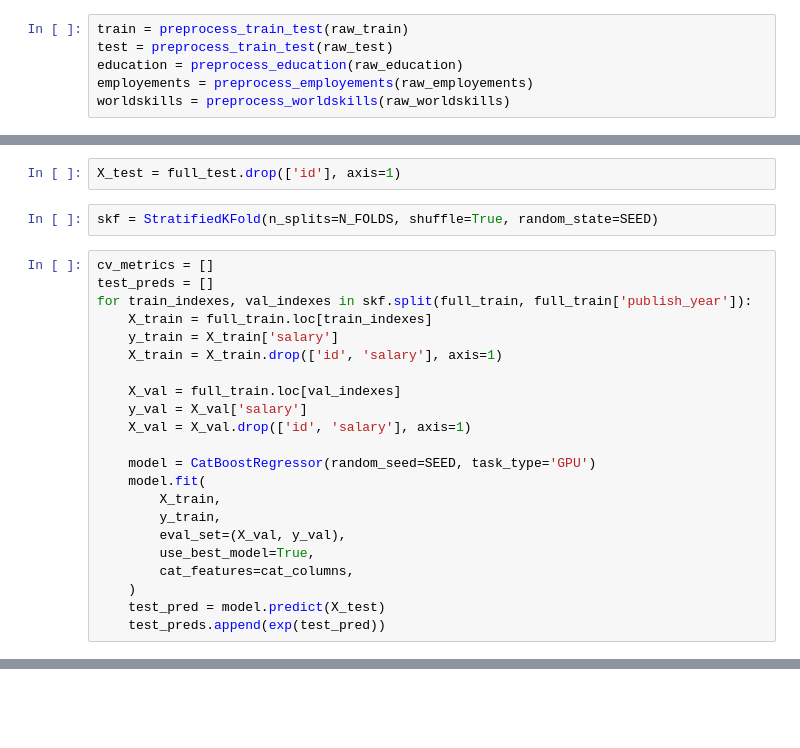
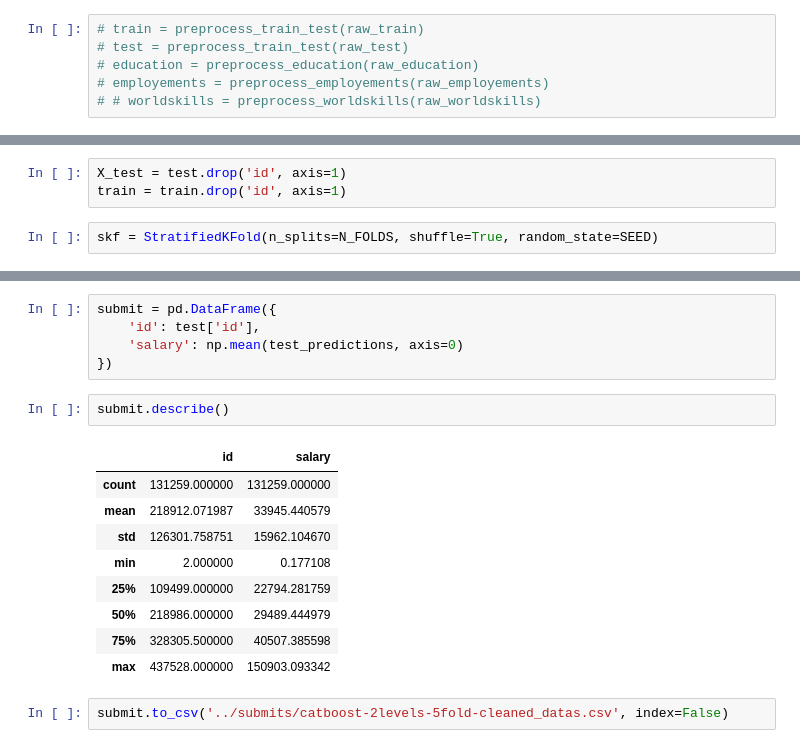
Before and after one commit to astromid/pandemicdatahack-track3, a Jupyter notebook: notebooks/catboost-baseline.ipynb, the cells around one changed output, grey strips where cells are left out. Cells and saved outputs as stored; diff of their text form; blank space fills up the shorter version.

```diff
--- a/notebooks/catboost-baseline.ipynb
+++ b/notebooks/catboost-baseline.ipynb
@@ -100,7 +58,7 @@ def preprocess_worldskills(df):
 # %%
-train = preprocess_train_test(raw_train)
-test = preprocess_train_test(raw_test)
-education = preprocess_education(raw_education)
-employements = preprocess_employements(raw_employements)
-worldskills = preprocess_worldskills(raw_worldskills)
+# train = preprocess_train_test(raw_train)
+# test = preprocess_train_test(raw_test)
+# education = preprocess_education(raw_education)
+# employements = preprocess_employements(raw_employements)
+# # worldskills = preprocess_worldskills(raw_worldskills)
 # %%
@@ -114,26 +74,5 @@ full_test = pd.merge(full_test, worldskills, how='left', on='id')
 # %%
-X_test = full_test.drop(['id'], axis=1)
+X_test = test.drop('id', axis=1)
+train = train.drop('id', axis=1)
 # %%
 skf = StratifiedKFold(n_splits=N_FOLDS, shuffle=True, random_state=SEED)
-# %%
-cv_metrics = []
-test_preds = []
-for train_indexes, val_indexes in skf.split(full_train, full_train['publish_year']):
-    X_train = full_train.loc[train_indexes]
-    y_train = X_train['salary']
-    X_train = X_train.drop(['id', 'salary'], axis=1)
-
-    X_val = full_train.loc[val_indexes]
-    y_val = X_val['salary']
-    X_val = X_val.drop(['id', 'salary'], axis=1)
-
-    model = CatBoostRegressor(random_seed=SEED, task_type='GPU')
-    model.fit(
-        X_train,
-        y_train,
-        eval_set=(X_val, y_val),
-        use_best_model=True,
-        cat_features=cat_columns,
-    )
-    test_pred = model.predict(X_test)
-    test_preds.append(exp(test_pred))
@@ -141,0 +162,19 @@ CatBoostError: Invalid type for cat_feature[non-default value idx=4686,feature_i
+# %%
+submit = pd.DataFrame({
+    'id': test['id'],
+    'salary': np.mean(test_predictions, axis=0)
+})
+# %%
+submit.describe()
+# %% [output]
+|  | id | salary |
+| count | 131259.000000 | 131259.000000 |
+| mean | 218912.071987 | 33945.440579 |
+| std | 126301.758751 | 15962.104670 |
+| min | 2.000000 | 0.177108 |
+| 25% | 109499.000000 | 22794.281759 |
+| 50% | 218986.000000 | 29489.444979 |
+| 75% | 328305.500000 | 40507.385598 |
+| max | 437528.000000 | 150903.093342 |
+# %%
+submit.to_csv('../submits/catboost-2levels-5fold-cleaned_datas.csv', index=False)
```
Also changed, not shown: parts of 14 cells of this notebook, 13 other files.
